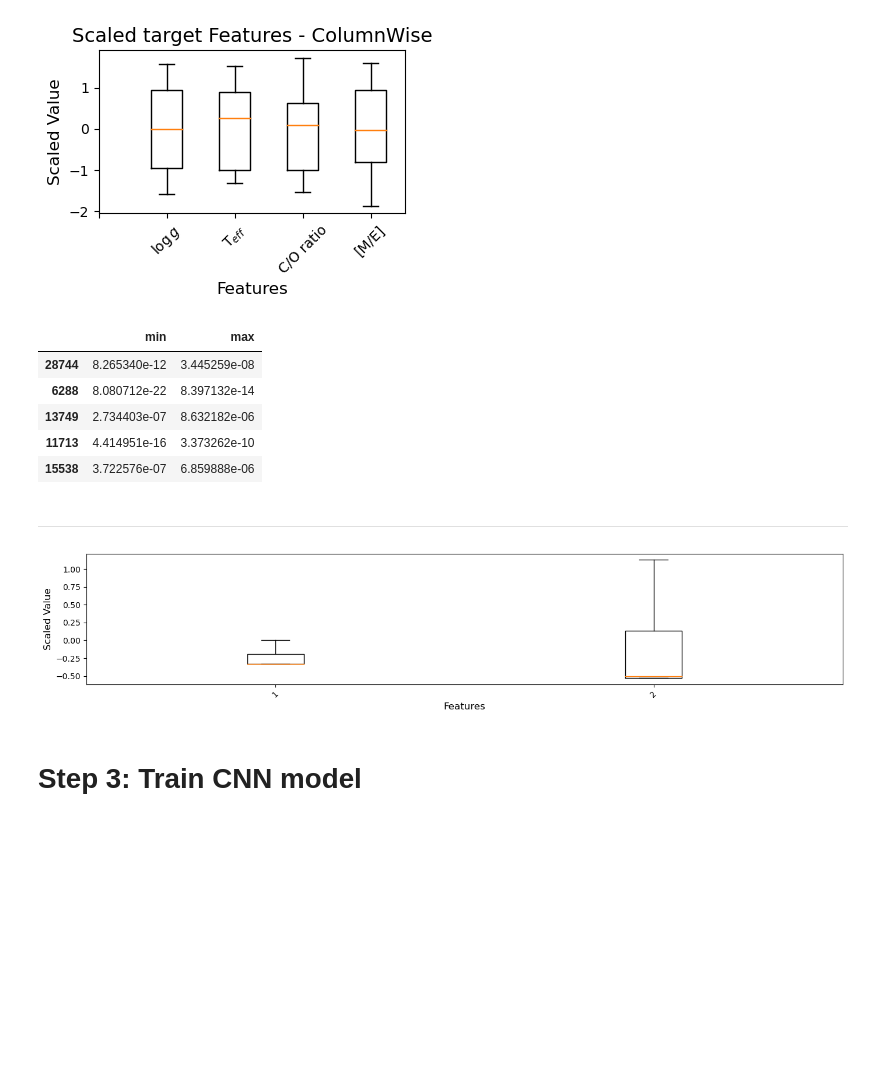
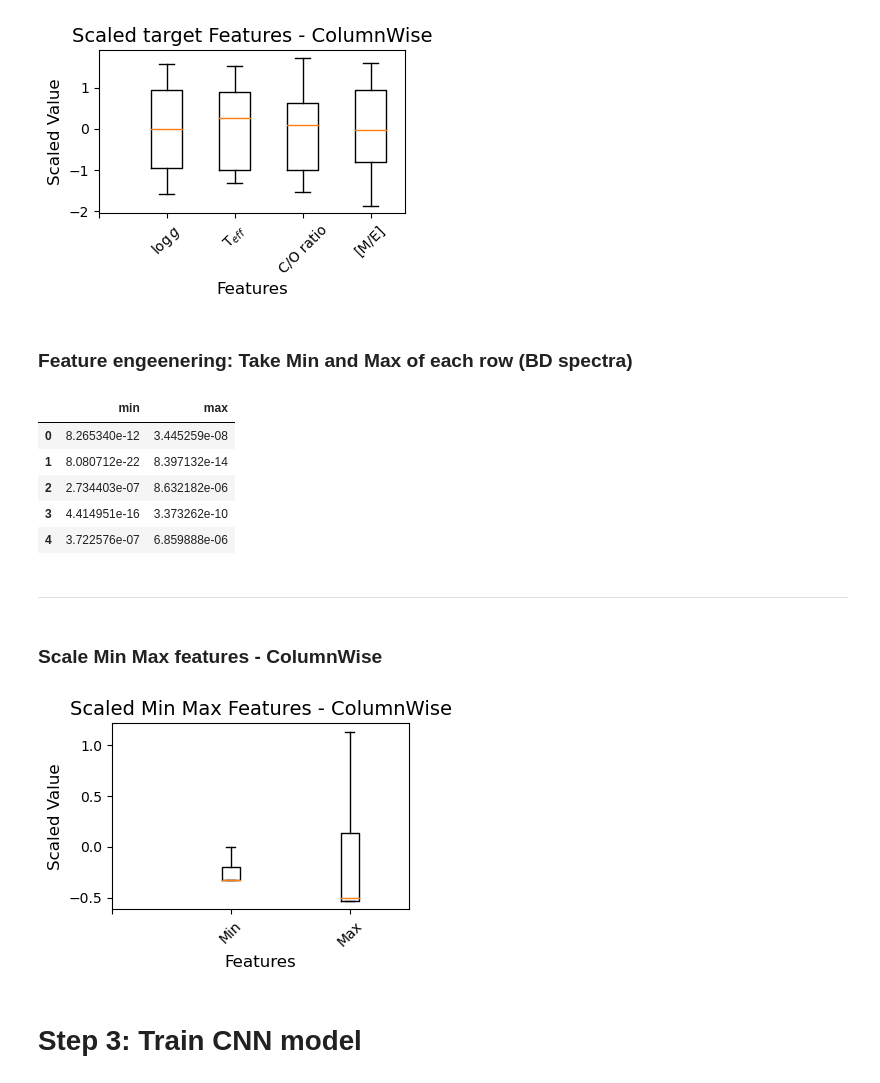
Before and after one commit to EhsanGharibNezhad/TelescopeML, a Jupyter notebook: notebooks/Train_CNN_ToyModel-test_buildModel.ipynb, the cells around one changed output. Saved outputs shown, nothing was run; the diff lists cells and outputs as text; code cells hidden in the pictures; blank space fills up the shorter version.

Commit message:
update notebooks to account for DeepRegTrainer module

```diff
--- a/notebooks/Train_CNN_ToyModel-test_buildModel.ipynb
+++ b/notebooks/Train_CNN_ToyModel-test_buildModel.ipynb
@@ -15,7 +15,8 @@ from StatVisAnalyzer import regression_report
 # %%
-# original dataset
-df=pd.read_csv('../../datasets/browndwarf_R100_v4_newWL_v2.csv.bz2', compression='bz2')
-df.head(3)
+# original trainign dataset astronomers use to predict the parameters of the telescope brown dwarf spectra
+
+train_BD = pd.read_csv('../../datasets/browndwarf_R100_v4_newWL_v2.csv.bz2', compression='bz2')
+train_BD.head(3)
 # %% [output]
 |  | gravity | temperature | c_o_ratio | metallicity | 2.512 | 2.487 | 2.462 | 2.438 | 2.413 | 2.389 | ... |
 | 0 | 5.0 | 1100 | 0.25 | -1.0 | 9.103045e-08 | 1.181658e-07 | 1.307868e-07 | 1.269229e-07 | 1.159179e-07 | 8.925110e-08 | ... |
@@ -49,17 +57,23 @@ df.iloc[::10]
 # %% [markdown]
 ## Prepare feature variables (X) and targets (y)
 # %%
-df = df[df['is_augmented'].isin(['no'])]
-X = df.drop(
+# to assure we are only training the module with the native non-augmented BD training dataset
+train_BD = train_BD[train_BD['is_augmented'].isin(['no'])]
+
+
+# Training feature variables
+X = train_BD.drop(
     columns=['gravity',
              'temperature',
              'c_o_ratio',
              'metallicity',
              'is_augmented'])#.astype(np.float32)
 
-y = df[['gravity', 'c_o_ratio', 'metallicity', 'temperature', ]]#.astype(np.float32)
+
+# Target feature variables
+y = train_BD[['gravity', 'c_o_ratio', 'metallicity', 'temperature', ]]#.astype(np.float32)
 # %%
-y['temperature'] = np.log10(y['temperature'])
+y.loc[:, 'temperature'] = np.log10(y['temperature'])
 # %% [output]
 A value is trying to be set on a copy of a slice from a DataFrame.
 Try using .loc[row_indexer,col_indexer] = value instead
@@ -86,6 +96,6 @@ y.head(5)
 # %%
-# Create an instance of TrainCNNRegression
-train_cnn_regression = TrainRegression(feature_values=X,
+# Instintiate TrainCNNRegression class
+train_cnn_regression = TrainRegression(feature_values=X.to_numpy(),
                              feature_names=X.columns,
                              target_values=y.to_numpy(),
                              target_name=['gravity', 'c_o_ratio', 'metallicity', 'temperature'],
@@ -130,0 +141,2 @@ train_cnn_regression.X_test_max = train_cnn_regression.X_test.max(axis=1)
+# %% [markdown]
+### Feature engeenering: Take Min and Max of each row (BD spectra)
@@ -138,8 +162,8 @@ df_MinMax_train.rename(columns={0:'min', 1:'max'}, inplace=True)
 df_MinMax_train.head()
 # %% [output]
 |  | min | max |
-| 28744 | 8.265340e-12 | 3.445259e-08 |
-| 6288 | 8.080712e-22 | 8.397132e-14 |
-| 13749 | 2.734403e-07 | 8.632182e-06 |
-| 11713 | 4.414951e-16 | 3.373262e-10 |
-| 15538 | 3.722576e-07 | 6.859888e-06 |
+| 0 | 8.265340e-12 | 3.445259e-08 |
+| 1 | 8.080712e-22 | 8.397132e-14 |
+| 2 | 2.734403e-07 | 8.632182e-06 |
+| 3 | 4.414951e-16 | 3.373262e-10 |
+| 4 | 3.722576e-07 | 6.859888e-06 |
@@ -150,5 +170,7 @@ df_MinMax_train.head()
 # %% [markdown]
 ---
+# %% [markdown]
+### Scale Min Max features - ColumnWise
 # %%
 train_cnn_regression.standardize_X_column_wise(
                                                 X_train = df_MinMax_train.values,
@@ -156,9 +178,13 @@ train_cnn_regression.standardize_X_column_wise(
                                                 X_test  = df_MinMax_test.values,
                                                 )
 # %%
-train_cnn_regression.plot_boxplot_scaled_features(train_cnn_regression.X_test_standardized_columnwise)
+train_cnn_regression.plot_boxplot_scaled_features(scaled_feature= train_cnn_regression.X_test_standardized_columnwise,
+                                                  xticks_list = ['','Min','Max'],
+                                                  title = 'Scaled Min Max Features - ColumnWise',
+                                                  fig_size=(4, 3),
+                                                    )
 # %% [output]
-[figure, old version]
+[figure, new version]
 # %% [markdown]
 # Step 3: Train CNN model
 # %%
```
Also changed, not shown: parts of 35 cells of this notebook, 4 other files.
